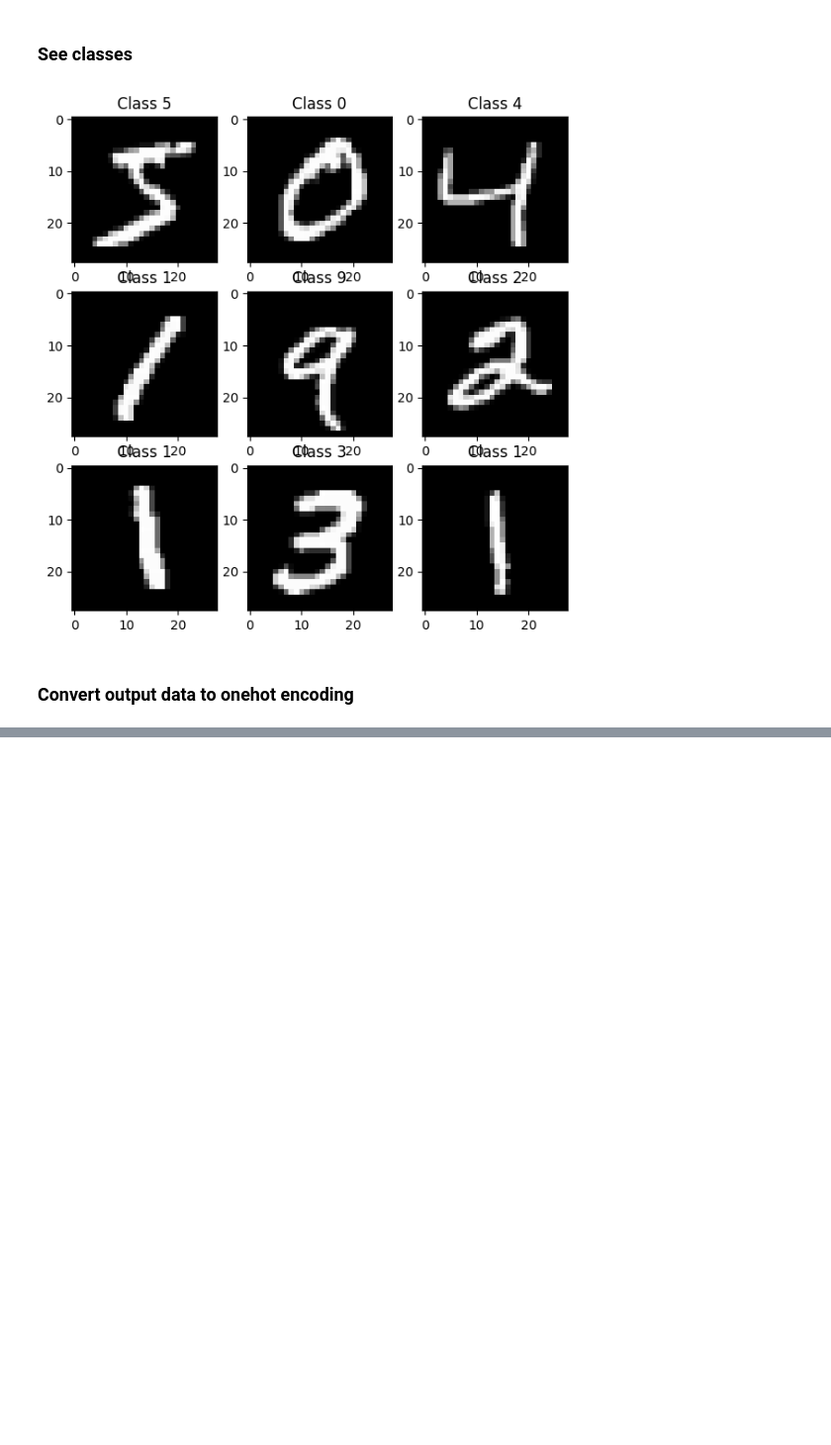
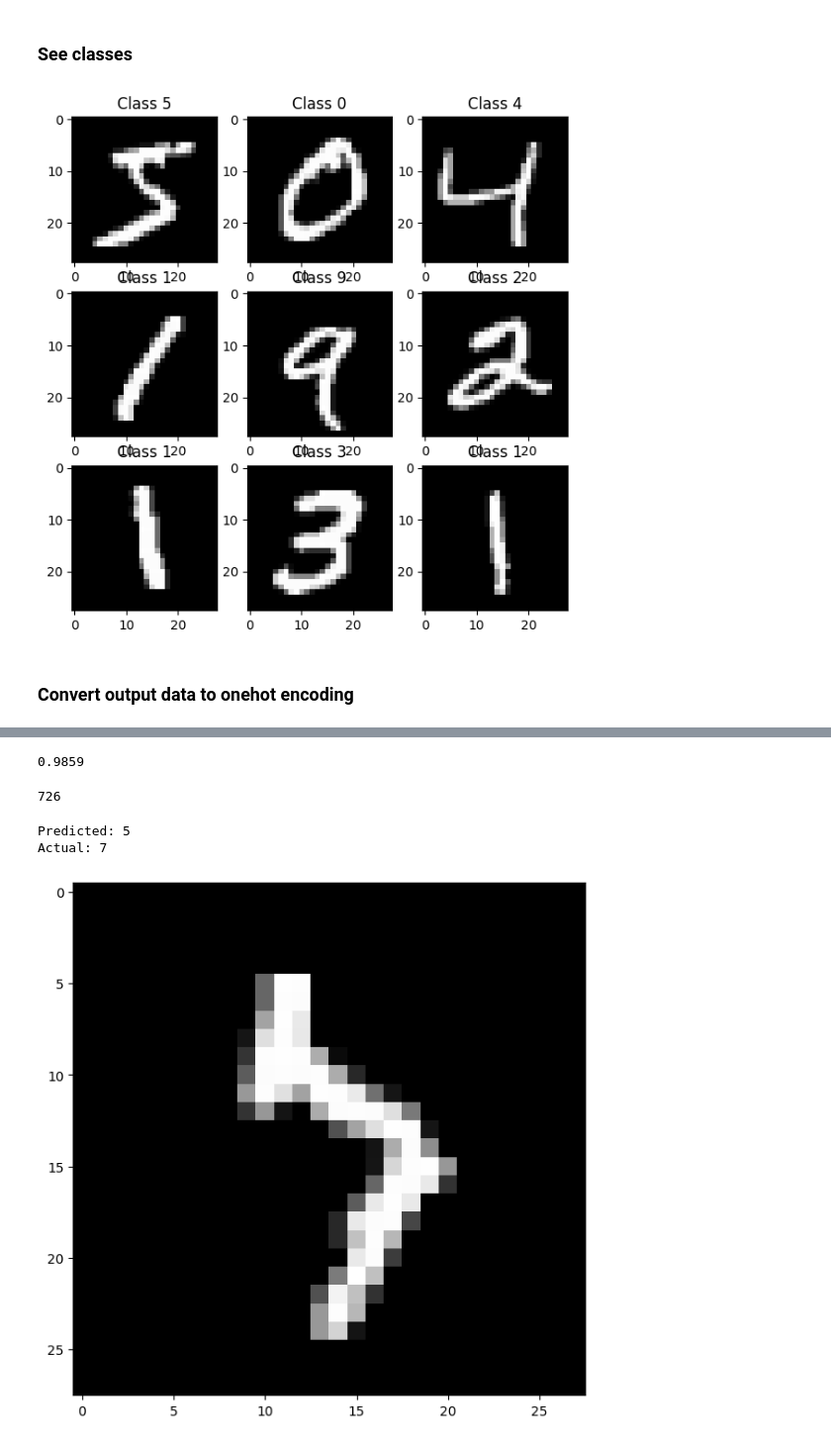
Before and after one commit to evanandresen/MNIST-NN, a Jupyter notebook: MNIST-Model.ipynb, the cells around one changed output, grey strips where cells are left out. Shown at 99% size. Drawn from its saved outputs; the diff is of its cells as text; code cells hidden in the pictures; blank space fills up the shorter version.

```diff
--- a/MNIST-Model.ipynb
+++ b/MNIST-Model.ipynb
@@ -78,0 +58,23 @@ xla_global_id: -1
+# %%
+layers = [ cast_layer,
+              Conv2D(filters=6, kernel_size=5, padding='same', activation='relu'),
+              MaxPooling2D(pool_size=2),
+              Conv2D(filters=16, kernel_size=3, padding='valid', activation='relu'),
+              MaxPooling2D(pool_size=2),
+              Flatten(),
+              Dense(120, activation='relu'),
+              Dropout(0.2),
+              Dense(84, activation='relu'),
+              Dropout(0.2),
+              Dense(10, activation='softmax')
+         ]
+
+model = Sequential()
+for layer in layers:
+    model.add(layer)
+
+model.compile(loss='categorical_crossentropy', optimizer='adam')
+
+model.fit(X_train, y_train,
+          batch_size=128, epochs=4,verbose=1,
+          validation_data=(X_test, y_test))
@@ -78,0 +91,3 @@ xla_global_id: -1
+# %%
+predicted_classes = np.argmax(model.predict(X_test), axis=1)
+actual_classes = np.argmax(y_test, axis=1)
@@ -78,0 +99,17 @@ xla_global_id: -1
+# %%
+len(correct_indices)/(len(correct_indices)+len(incorrect_indices))
+# %% [output]
+0.9859
+# %%
+incorrect_indices[7]
+# %% [output]
+726
+# %%
+i = 726
+plt.imshow(X_test[i], cmap='gray', interpolation='none')
+print("Predicted: " + str(predicted_classes[i]))
+print("Actual: " + str(actual_classes[i]))
+# %% [output]
+Predicted: 5
+Actual: 7
+[figure, added]
```
Also changed, not shown: parts of 16 cells of this notebook.
